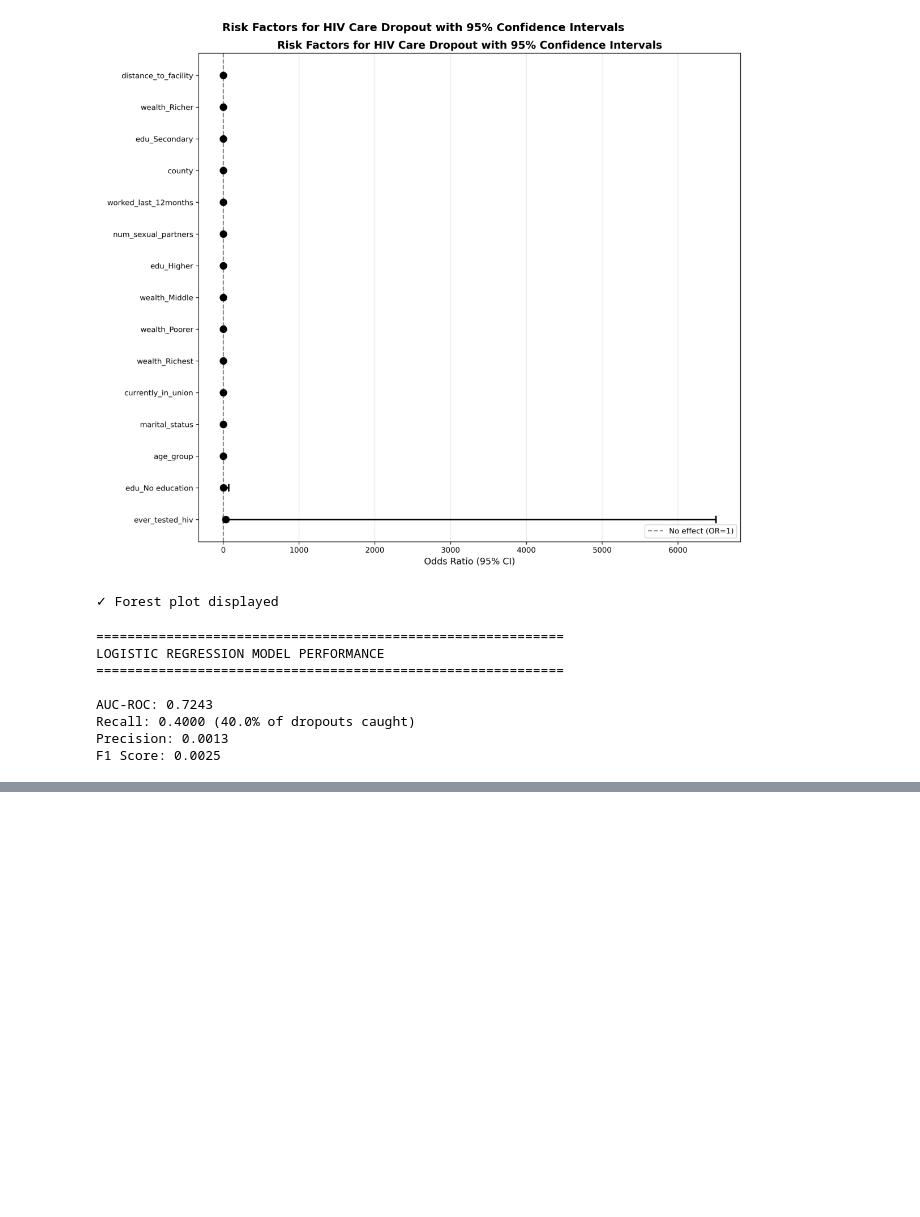
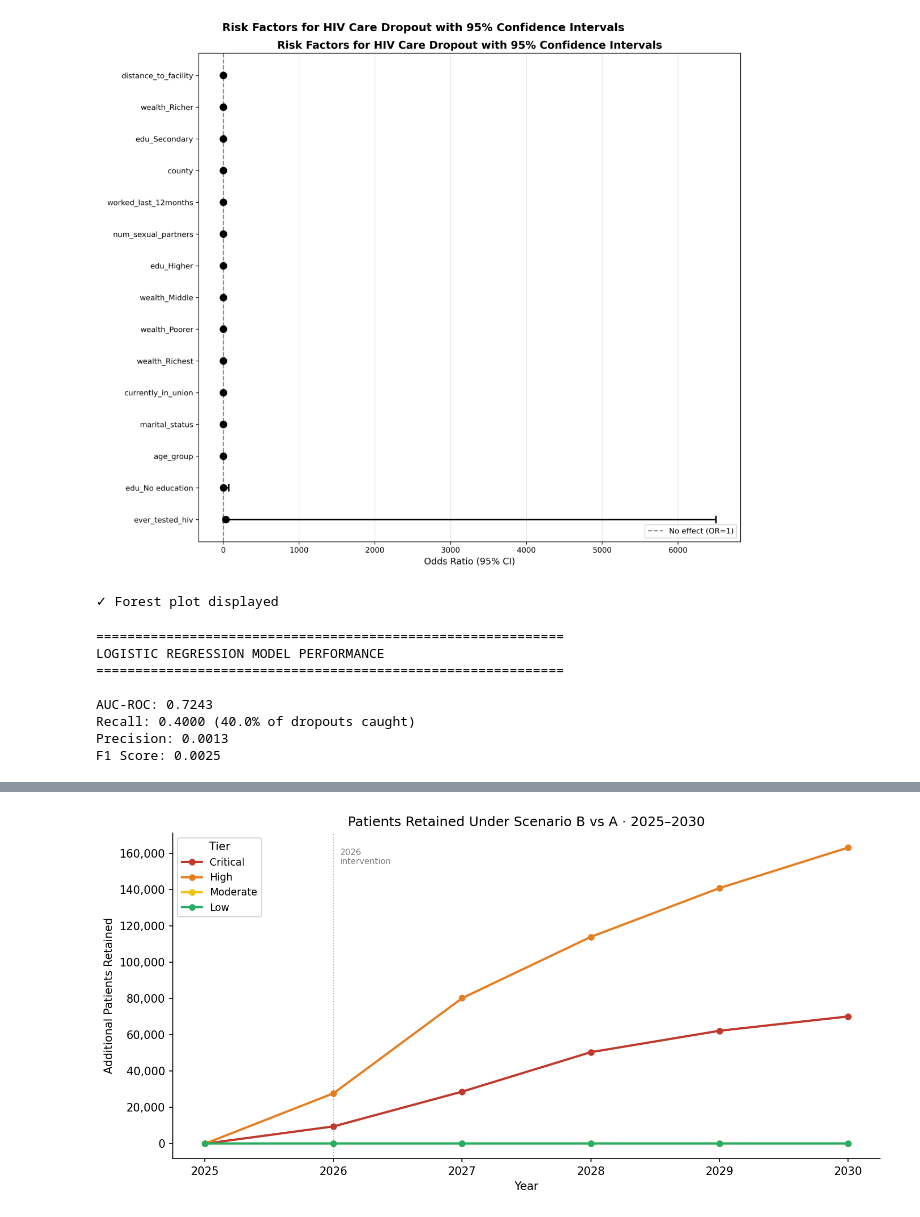
Before and after one commit to Daniellamuli/Phase-5-HIV-Care-Gap-AI, a Jupyter notebook: notebooks/08_model_evaluation.ipynb, the cells around one changed output, grey strips where cells are left out. Cells and saved outputs as stored; diff of their text form; code cells hidden in the pictures; blank space fills up the shorter version.

Commit message:
feat: Compute Scenario B improvements, retention metrics, and validate Model 3 evaluation assumptions

```diff
--- a/notebooks/08_model_evaluation.ipynb
+++ b/notebooks/08_model_evaluation.ipynb
@@ -151,0 +137,20 @@ NotFittedError: This StandardScaler instance is not fitted yet. Call 'fit' with
+# %%
+# Re-fit scaler fresh from county_profiles instead of loading from pkl
+from sklearn.preprocessing import StandardScaler
+
+X = df[features].values
+scaler_fresh = StandardScaler()
+X_scaled = scaler_fresh.fit_transform(X)
+
+# Get cluster labels from county_profiles
+labels = df['cluster'].values
+
+# Recompute silhouette score
+sil_score = calculate_silhouette_score(X_scaled, labels)
+
+if sil_stored is not None:
+    print(f'Stored silhouette score  : {sil_stored:.4f}')
+    print(f'Recomputed silhouette    : {sil_score:.4f}')
+    print(f'Match                    : {"✓" if abs(sil_score - sil_stored) < 0.001 else "✗ MISMATCH"}')
+else:
+    print(f'Recomputed silhouette    : {sil_score:.4f}')
@@ -605,0 +970,63 @@ MODEL 2 EVALUATION SUMMARY
+# %%
+fig, ax = plt.subplots(figsize=(10, 5))
+
+for tier in TIER_LABELS:
+
+    tier_data = (
+        patients_df[patients_df["tier"] == tier]
+        .groupby("year")["patients_saved"]
+        .sum()
+        .reset_index()
+    )
+
+    ax.plot(
+        tier_data["year"],
+        tier_data["patients_saved"],
+        marker="o",
+        ms=5,
+        lw=2,
+        color=TIER_COLORS[tier],
+        label=tier
+    )
+
+ax.axvline(
+    BRIDGED_START_YEAR,
+    color="grey",
+    lw=0.9,
+    ls=":",
+    alpha=0.7
+)
+ax.text(
+    BRIDGED_START_YEAR + 0.05,
+    ax.get_ylim()[1] * 0.95,
+    f"{BRIDGED_START_YEAR}\nintervention",
+    fontsize=7.5,
+    color="grey",
+    va="top"
+)
+
+ax.set_title(
+    f"Patients Retained Under Scenario B vs A · "
+    f"2025–{FORECAST_YEAR_END}",
+    fontsize=12
+)
+ax.set_xlabel("Year")
+ax.set_ylabel("Additional Patients Retained")
+ax.yaxis.set_major_formatter(
+    mticker.FuncFormatter(
+        lambda x, _: f"{int(x):,}"
+    )
+)
+ax.legend(title="Tier", fontsize=9)
+ax.set_xticks(range(2025, FORECAST_YEAR_END + 1))
+
+plt.tight_layout()
+plt.savefig(
+    "../figures/model3_patients_retained.png",
+    dpi=150,
+    bbox_inches="tight"
+)
+plt.show()
+print("Saved → figures/model3_patients_retained.png")
+# %% [output]
+[figure, added]
```
Also changed, not shown: parts of 24 cells of this notebook.
